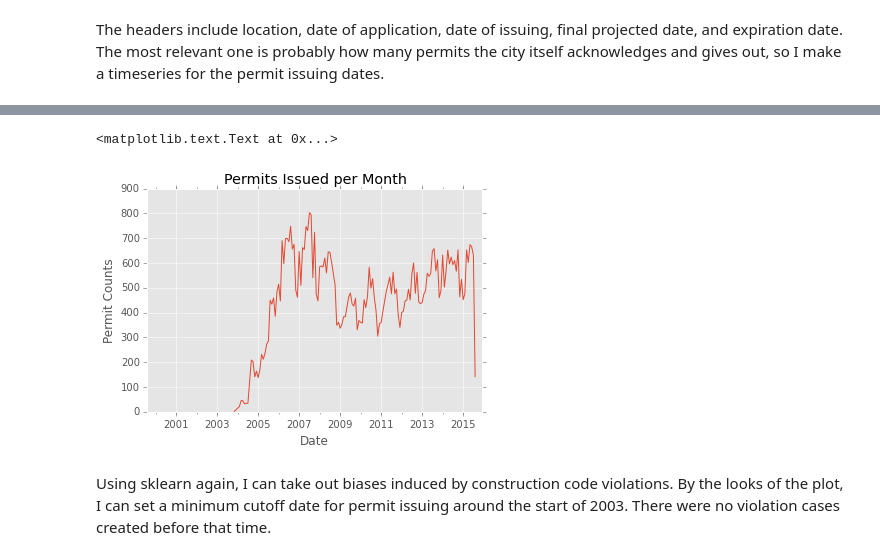
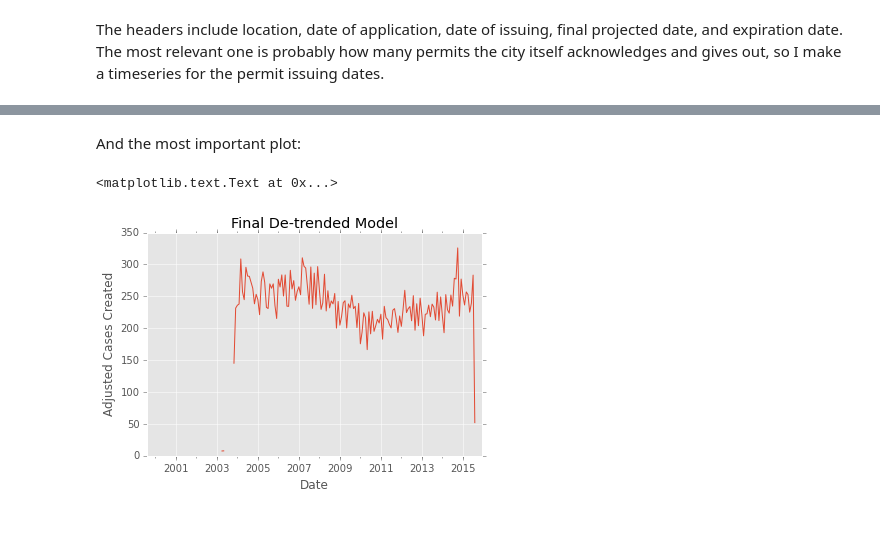
Before and after one commit to RaySSharma/code-violations-seattle, a Jupyter notebook: CodeViolationsSeattle.ipynb, the cells around one changed output, grey strips where cells are left out. Cells and saved outputs as stored; diff of their text form; code cells hidden in the pictures; blank space fills up the shorter version.

```diff
--- a/CodeViolationsSeattle.ipynb
+++ b/CodeViolationsSeattle.ipynb
@@ -250,13 +265,13 @@ And now the plotting:
 fig, axes = plt.subplots(nrows=1, ncols=2, figsize=(12,6))
 
 inspections['Case Creation'].resample('M', how='sum').plot(ax=axes[0], label='Total Cases', legend=True)
-inspections['Trend2'].resample('M', how='sum').plot(ax=axes[0], title='Zoning/Housing Violations',
+inspections['Trend2'].resample('M', how='sum').plot(ax=axes[0], title='Code Violations',
                                                     label='Zoning/Housing Cases', legend=True)
-detrend = (inspections['Case Creation'] - inspections['Trend2'] + inspections['Trend2'].mean())
-detrend.resample('M', how='sum').plot(ax=axes[1], title='Further Detrended Code Violations')
+inspections['DeTrended2'] = (inspections['Case Creation'] - inspections['Trend2'] + inspections['Trend2'].mean())
+inspections['DeTrended2'].resample('M', how='sum').plot(ax=axes[1], title='Zoning/Housing De-trended Violations')
 
-axes[0].set_ylabel('Cases Created')
-axes[1].set_ylabel('Adjusted Cases Created')
+axes[0].set_ylabel('Monthly Cases Created')
+axes[1].set_ylabel('Monthly Adjusted Cases Created')
 fig.text(0.5, 0.04, 'Date', ha='center', va='center')
 # %% [output]
 <matplotlib.text.Text at 0x...>
@@ -273,4 +288,5 @@ The headers include location, date of application, date of issuing, final projec
 issue_counts = construction.index.value_counts()
 issue_dates = pd.to_datetime(issue_counts.index, format='%m/%d/%Y')
 
-inspections['Issue Permit'] = pd.Series(issue_counts.tolist(), index=issue_dates).fillna(0)
+inspections['Issue Permit'] = pd.Series(issue_counts.tolist(), index=issue_dates)
+inspections['Issue Permit'] = inspections['Issue Permit'].fillna(0)
@@ -276,0 +309,3 @@ inspections['Issue Permit'] = pd.Series(issue_counts.tolist(), index=issue_dates
+# %%
+headers = ['Hours Daylight', 'Case Day Number', 'Issue Permit'] + complaints
+fit = LinearRegression().fit(inspections[headers], inspections['Case Creation'])
@@ -276,0 +314,9 @@ inspections['Issue Permit'] = pd.Series(issue_counts.tolist(), index=issue_dates
+# %%
+inspections['Trend3'] = fit.predict(inspections[headers])
+inspections['DeTrended3'] = inspections['Case Creation'] - inspections['Trend3'] + inspections['Trend3'].mean()
+
+inspections['Case Creation'].resample('M', how='sum').plot(figsize=(12,6), label='Total Cases', legend=True)
+inspections['Trend3'].resample('M', how='sum').plot(title='Final De-trended Code Violations',
+                                                    label='Bias Trend', legend=True)
+
+plt.ylabel('Adjusted Cases Created') ; plt.xlabel('Date')
@@ -277,9 +326,9 @@ inspections['Issue Permit'] = pd.Series(issue_counts.tolist(), index=issue_dates
+# %% [markdown]
+And the most important plot:
 # %%
-inspections['Issue Permit'].resample('M', how='sum').plot(title='Permits Issued per Month')
-plt.ylabel('Permit Counts')
+inspections['DeTrended3'].resample('M', how='sum').plot(title='Final De-trended Model')
+plt.ylabel('Adjusted Cases Created')
 plt.xlabel('Date')
 # %% [output]
 <matplotlib.text.Text at 0x...>
-[figure, old version]
+[figure, new version]
-# %% [markdown]
-Using sklearn again, I can take out biases induced by construction code violations. By the looks of the plot, I can set a minimum cutoff date for permit issuing around the start of 2003. There were no violation cases created before that time.
```
Also changed, not shown: parts of 17 cells of this notebook.
